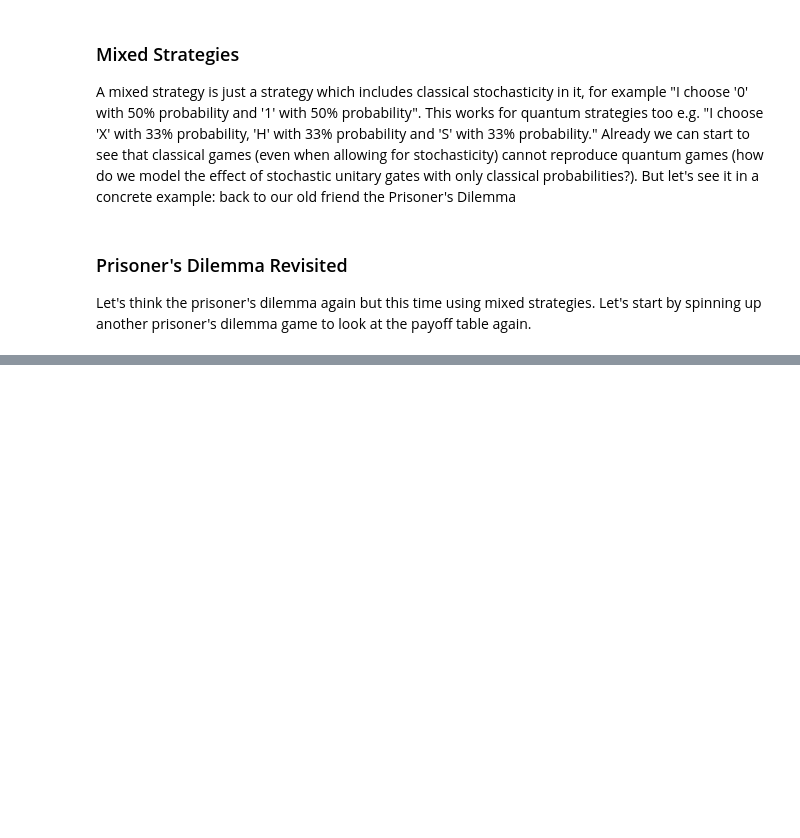
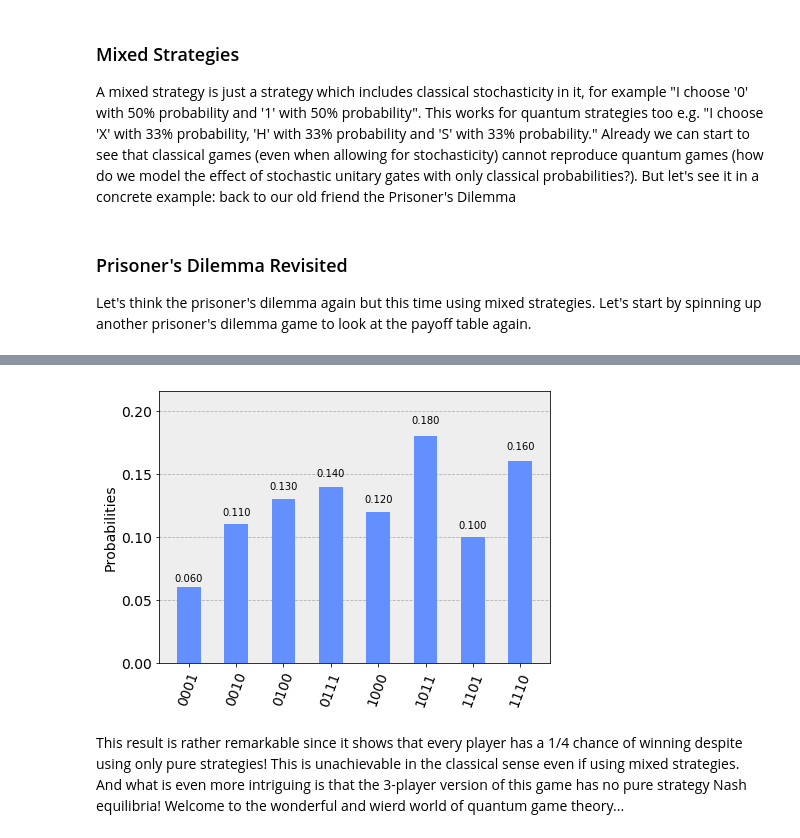
Before and after one commit to desireevl/quantum-game-theory, a Jupyter notebook: quantum_game_theory.ipynb, the cells around one changed output, grey strips where cells are left out. Drawn from its saved outputs; the diff is of its cells as text; code cells hidden in the pictures; blank space fills up the shorter version.

```diff
--- a/quantum_game_theory.ipynb
+++ b/quantum_game_theory.ipynb
@@ -393,0 +538,6 @@ Get in touch with us!
+# %%
+plot_histogram(outcomes)
+# %% [output]
+[figure, added]
+# %% [markdown]
+This result is rather remarkable since it shows that every player has a 1/4 chance of winning despite using only pure strategies! This is unachievable in the classical sense even if using mixed strategies. And what is even more intriguing is that the 3-player version of this game has no pure strategy Nash equilibria! Welcome to the wonderful and wierd world of quantum game theory...
```
Also changed, not shown: parts of 53 cells of this notebook, 2 other files.
